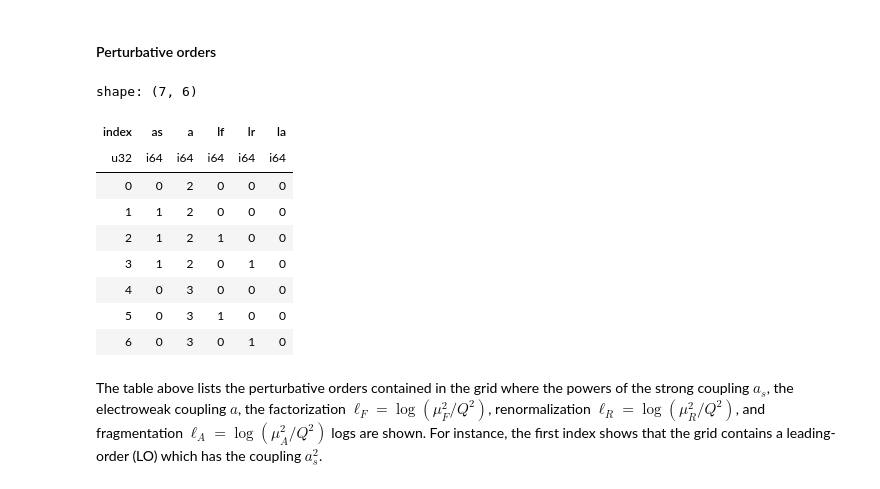
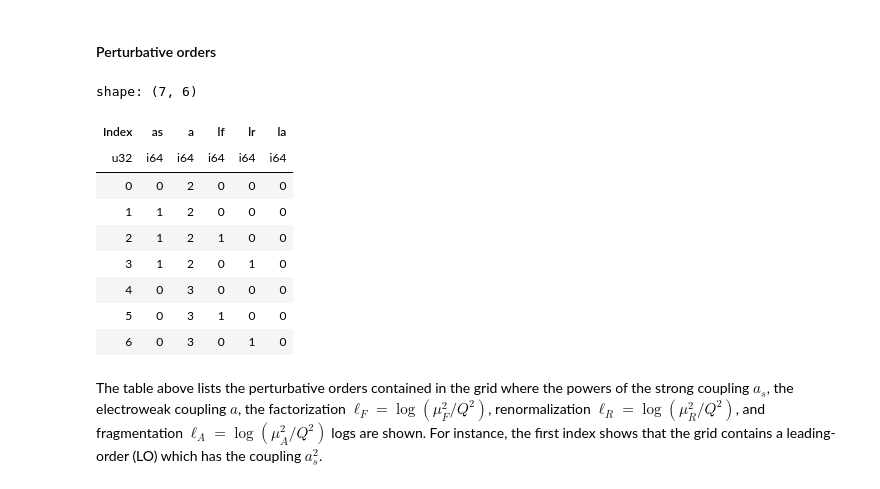
Before and after one commit to NNPDF/pineappl, a Jupyter notebook: pineappl_py/docs/source/introduction.ipynb, the cells around one changed output. Saved outputs shown, nothing was run; the diff lists cells and outputs as text; code cells hidden in the pictures.

```diff
--- a/pineappl_py/docs/source/introduction.ipynb
+++ b/pineappl_py/docs/source/introduction.ipynb
@@ -234,14 +235,14 @@ out CKM values or electric charges.
 # %%
 # To get the information on the orders:
 orders = []
 for idx, o in enumerate(grid.orders()):
     orders.append(o.as_tuple())
 
 df_orders = pl.DataFrame(np.array(orders), schema=["as", "a", "lf", "lr", "la"])
-df_orders.with_row_index()
+df_orders.with_row_index("Index")
 # %% [output]
 shape: (7, 6)
-| index | as | a | lf | lr | la |
+| Index | as | a | lf | lr | la |
 | u32 | i64 | i64 | i64 | i64 | i64 |
 | 0 | 0 | 2 | 0 | 0 | 0 |
 | 1 | 1 | 2 | 0 | 0 | 0 |
```
Also changed, not shown: parts of 3 cells of this notebook, 3 other files.
